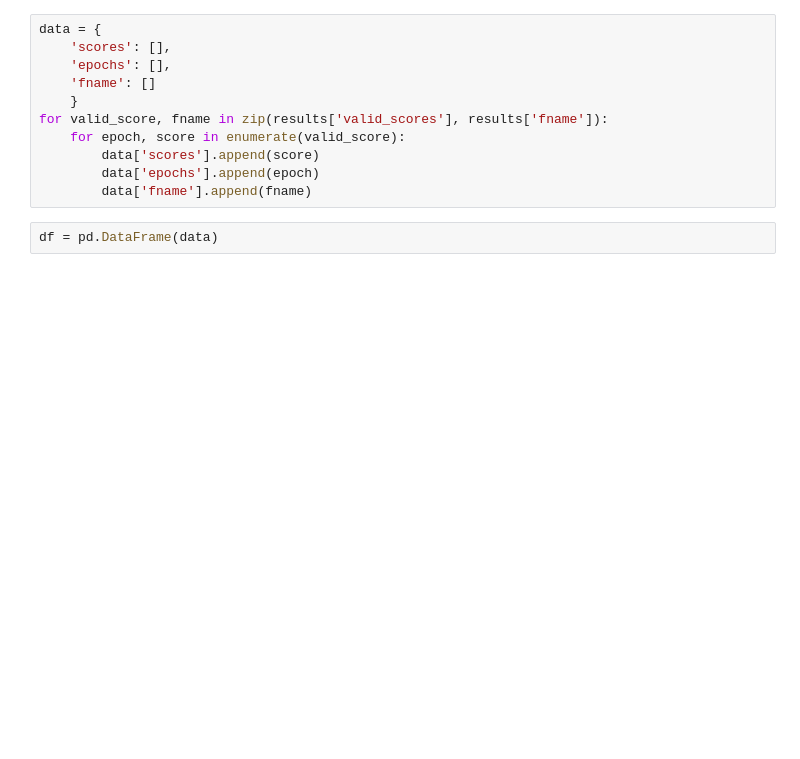
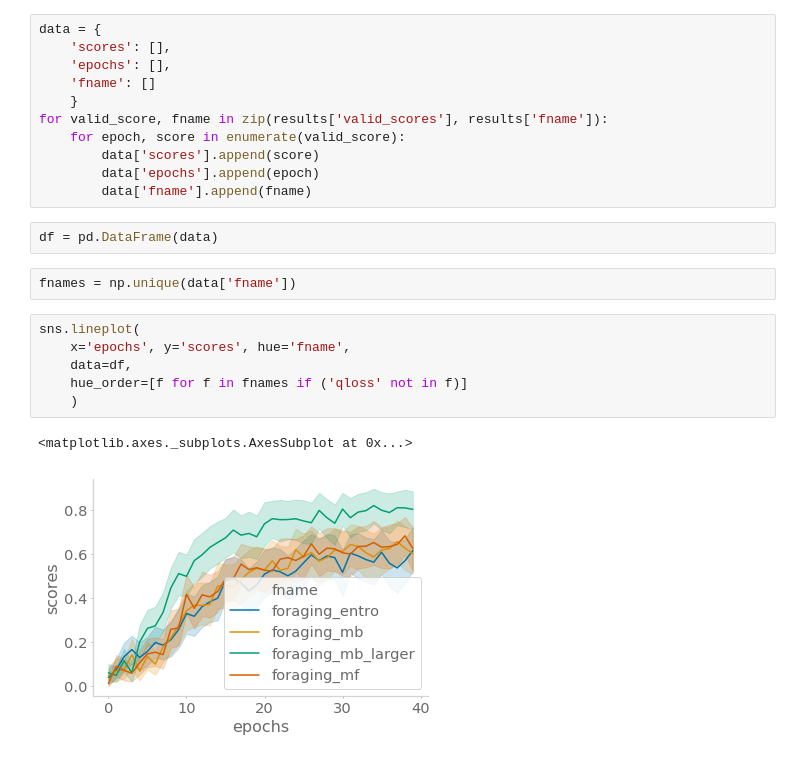
Before and after one commit to chingf/auxrl, a Jupyter notebook: examples/test_CRAR/analyse_foraging.ipynb, the cells around one changed output. Cells and saved outputs as stored; diff of their text form; blank space fills up the shorter version.

```diff
--- a/examples/test_CRAR/analyse_foraging.ipynb
+++ b/examples/test_CRAR/analyse_foraging.ipynb
@@ -71,6 +80,17 @@ for valid_score, fname in zip(results['valid_scores'], results['fname']):
         data['fname'].append(fname)
 # %%
 df = pd.DataFrame(data)
+# %%
+fnames = np.unique(data['fname'])
+# %%
+sns.lineplot(
+    x='epochs', y='scores', hue='fname',
+    data=df,
+    hue_order=[f for f in fnames if ('qloss' not in f)]
+    )
+# %% [output]
+<matplotlib.axes._subplots.AxesSubplot at 0x...>
+[figure, added]
 # %%
 sns.lineplot(
     x='epochs', y='scores', hue='fname',
```
Also changed, not shown: parts of 5 cells of this notebook, 7 other files.
